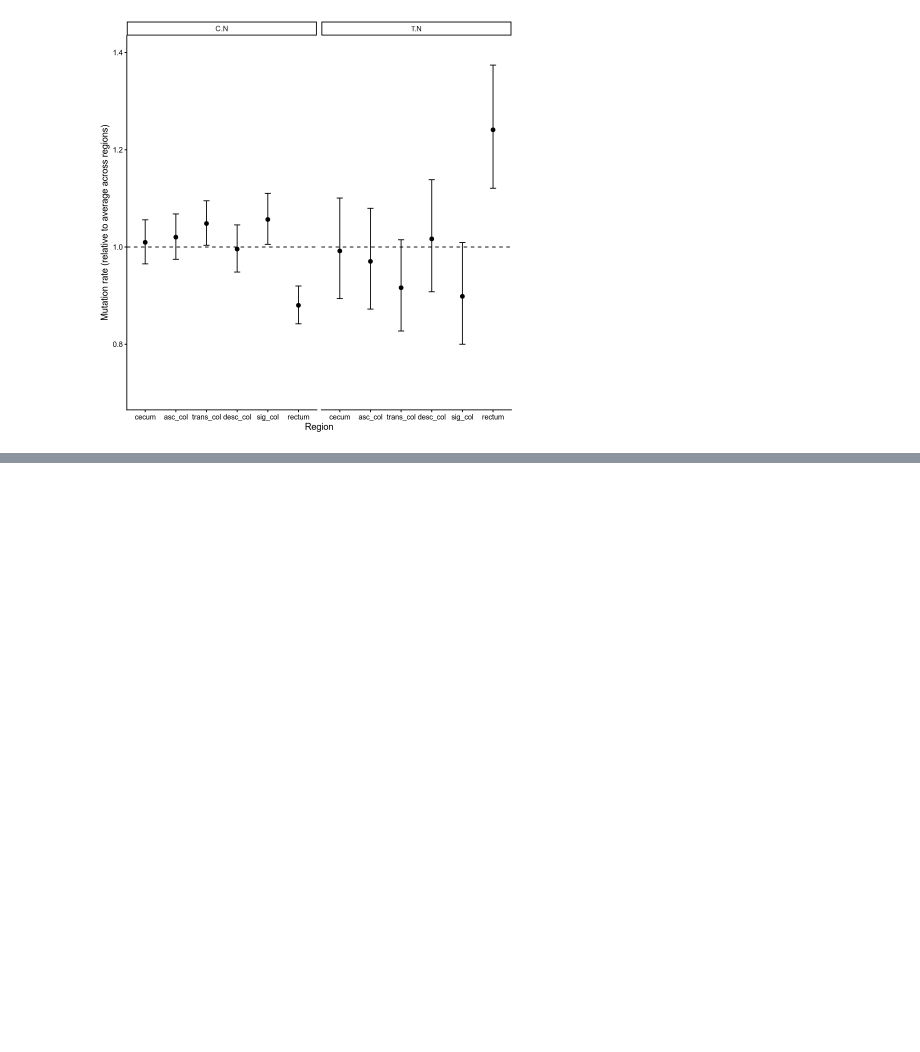
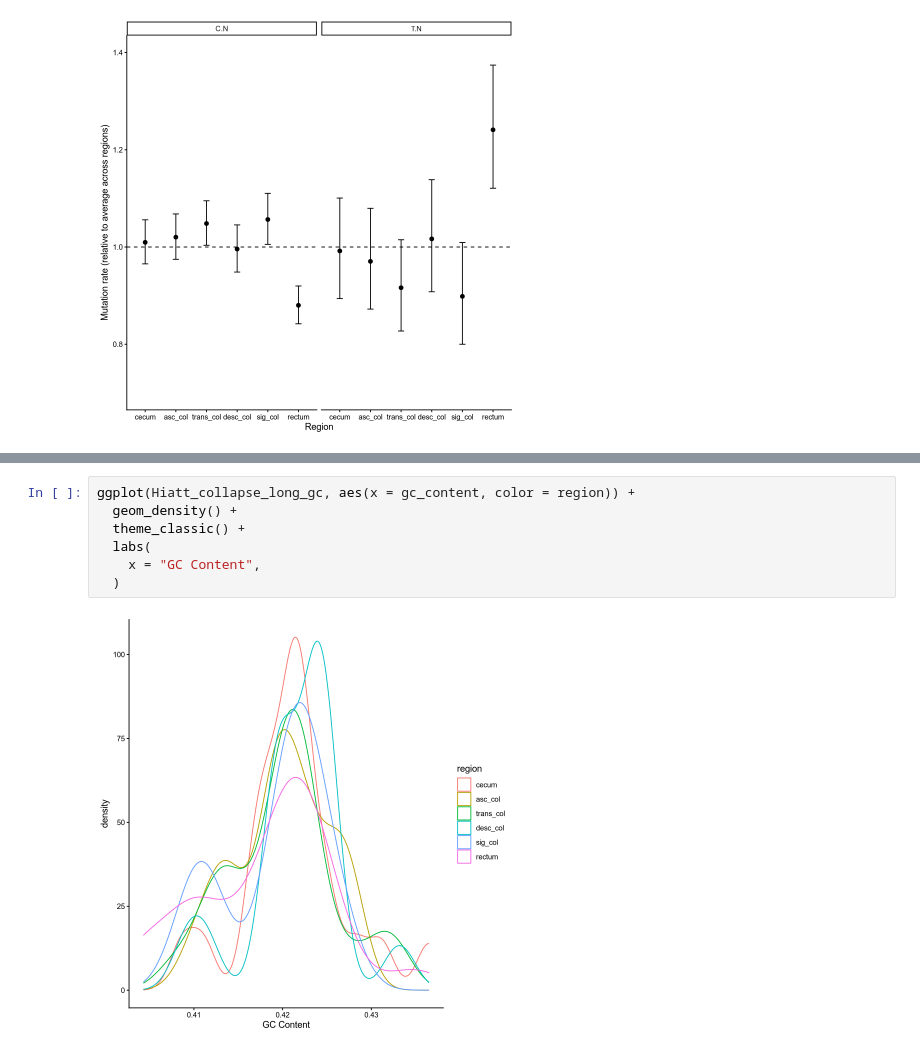
Before and after one commit to laurelhiatt/SEMIColon, a Jupyter notebook: scripts/figures/Figure2.ipynb, the cells around one changed output, grey strips where cells are left out. Saved outputs shown, nothing was run; the diff lists cells and outputs as text; blank space fills up the shorter version.

```diff
--- a/scripts/figures/Figure2.ipynb
+++ b/scripts/figures/Figure2.ipynb
@@ -1405,0 +1468,9 @@ Adding another scale for x, which will replace the existing scale.
+# %%
+ggplot(Hiatt_collapse_long_gc, aes(x = gc_content, color = region)) +
+  geom_density() +
+  theme_classic() +
+  labs(
+    x = "GC Content",
+  )
+# %% [output]
+[figure, added]
```
Also changed, not shown: parts of 22 cells of this notebook, 2 other files.
